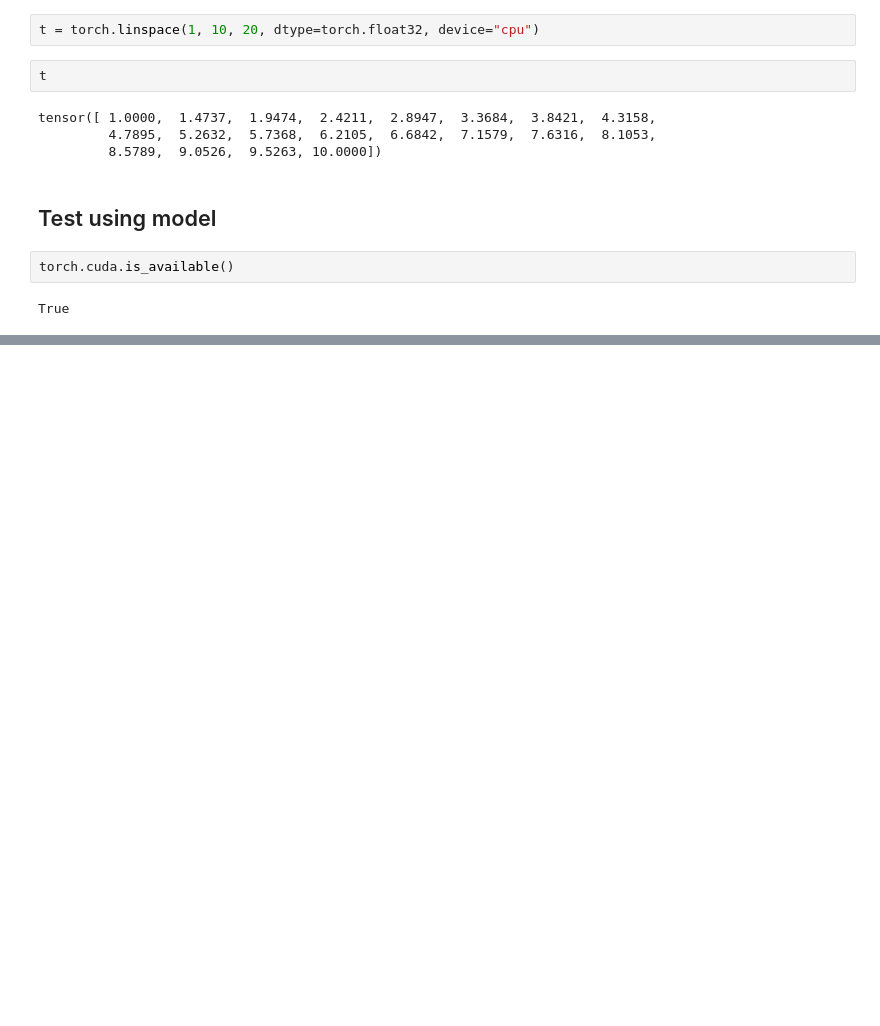
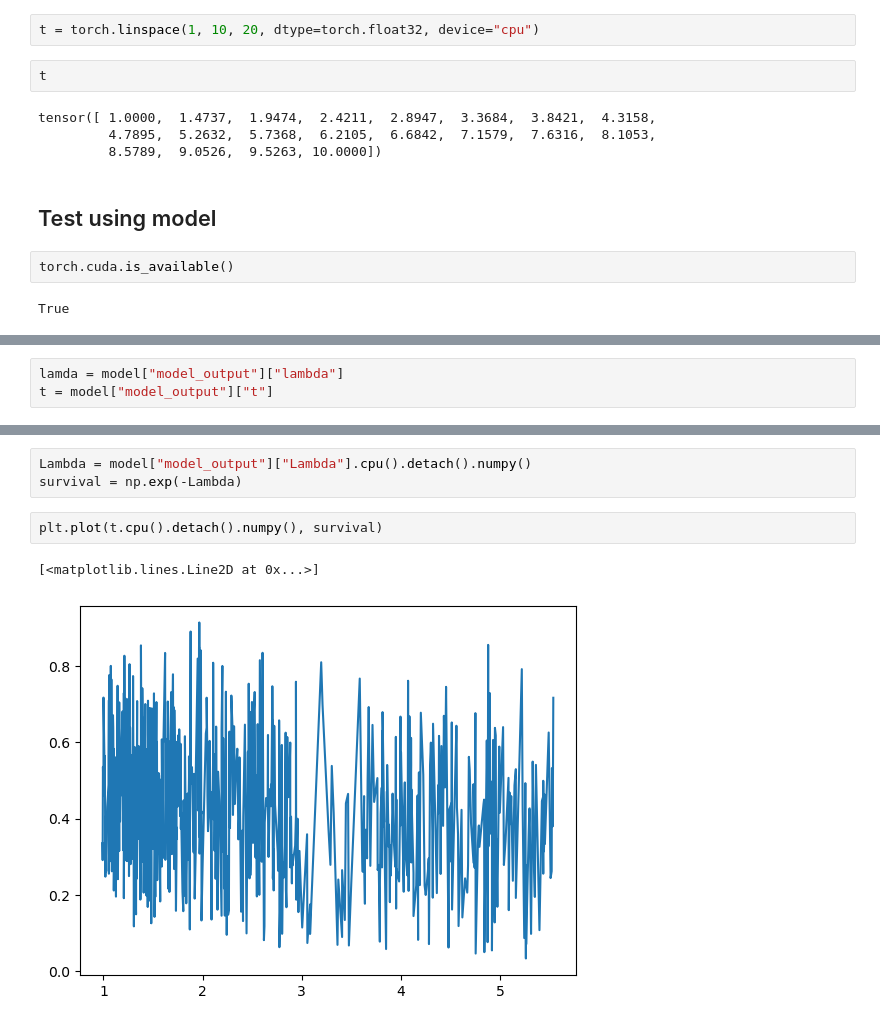
Before and after one commit to keyyyyyx/SODEN, a Jupyter notebook: testFuncs.ipynb, the cells around one changed output, grey strips where cells are left out. Drawn from its saved outputs; the diff is of its cells as text; blank space fills up the shorter version.

```diff
--- a/testFuncs.ipynb
+++ b/testFuncs.ipynb
@@ -744,0 +753,3 @@ model
+# %%
+lamda = model["model_output"]["lambda"]
+t = model["model_output"]["t"]
@@ -744,0 +776,8 @@ model
+# %%
+Lambda = model["model_output"]["Lambda"].cpu().detach().numpy()
+survival = np.exp(-Lambda)
+# %%
+plt.plot(t.cpu().detach().numpy(), survival)
+# %% [output]
+[<matplotlib.lines.Line2D at 0x...>]
+[figure, added]
```
Also changed, not shown: parts of 9 cells of this notebook, 10 other files.
